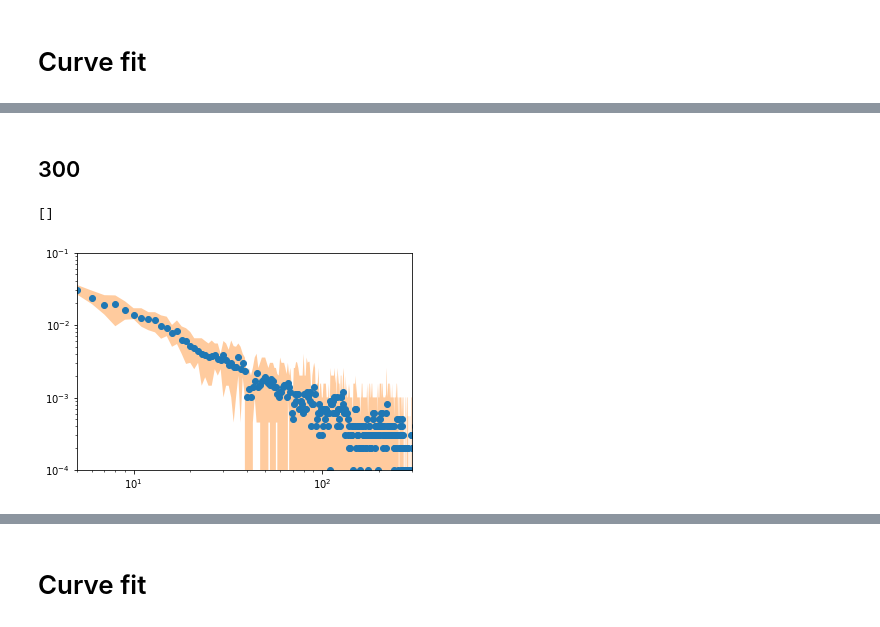
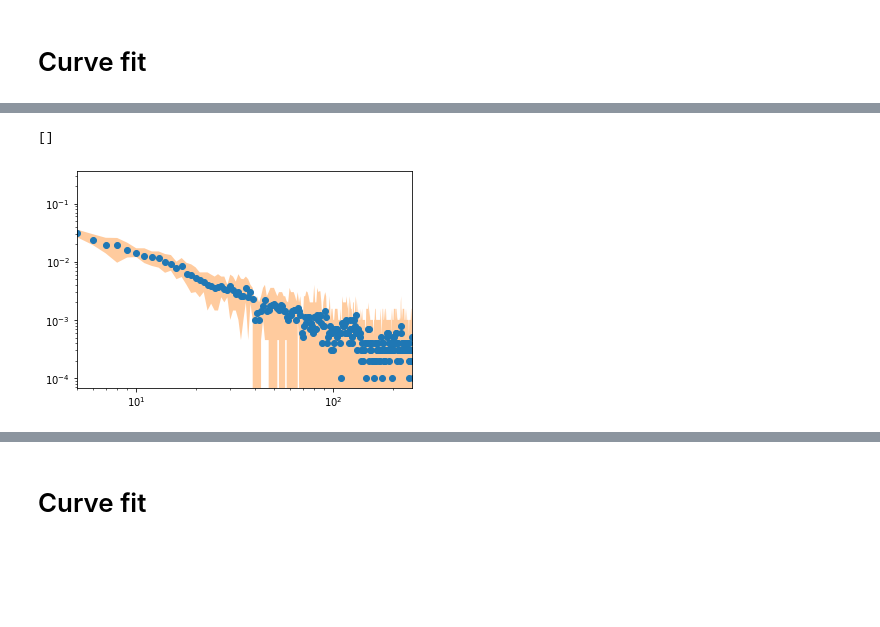
Before and after one commit to meyresearch/amino_acid_distance_distributions, a Jupyter notebook: scripts/fitting.ipynb, the cells around one changed output, grey strips where cells are left out. Saved outputs shown, nothing was run; the diff lists cells and outputs as text; code cells hidden in the pictures; blank space fills up the shorter version.

```diff
--- a/scripts/fitting.ipynb
+++ b/scripts/fitting.ipynb
@@ -702,20 +709,18 @@ plt.ylim(0.0001, 0.1)
-# %% [markdown]
-## 300
 # %%
-sim_2d_300 = pd.read_csv("../data/simulations/2d/simulation_stats.csv")
-sim_2d_mean_300 = sim_2d_300["mean"].to_numpy()
-norm_sim_2d_300 = sim_2d_mean_300 / np.sum(sim_2d_mean_300)
-sim_2d_lb_300 = sim_2d_300["lower_bound"].to_numpy()
-sim_2d_ub_300 = sim_2d_300["upper_bound"].to_numpy()
-norm_sim_2d_lb_300 = sim_2d_lb_300 / np.sum(sim_2d_mean_300)
-norm_sim_2d_ub_300 = sim_2d_ub_300 / np.sum(sim_2d_mean_300)
-sim_2d_x_300 = sim_2d_300["variable"].to_numpy()
-plt.scatter(sim_2d_x_300, norm_sim_2d_300)
-plt.fill_between(sim_2d_x_300, norm_sim_2d_ub_300, norm_sim_2d_lb_300, alpha=0.4, zorder=-1)
-plt.xlim(5, 300)
-plt.ylim(0.0001, 0.1)
+sim_2d = pd.read_csv("../data/simulations/2d/simulation_stats.csv")
+sim_2d_mean = sim_2d["mean"].to_numpy()
+norm_sim_2d = sim_2d_mean / np.sum(sim_2d_mean)
+sim_2d_lb = sim_2d["lower_bound"].to_numpy()
+sim_2d_ub = sim_2d["upper_bound"].to_numpy()
+norm_sim_2d_lb = sim_2d_lb / np.sum(sim_2d_mean)
+norm_sim_2d_ub = sim_2d_ub / np.sum(sim_2d_mean)
+sim_2d_x = sim_2d["variable"].to_numpy()
+plt.scatter(sim_2d_x, norm_sim_2d)
+plt.fill_between(sim_2d_x, norm_sim_2d_ub, norm_sim_2d_lb, alpha=0.4, zorder=-1)
+plt.xlim(5, 250)
+# plt.ylim(0.0001, 0.1)
 plt.loglog()
 # %% [output]
 []
-[figure, old version]
+[figure, new version]
 # %%
```
Also changed, not shown: parts of 18 cells of this notebook, 8 other files.
